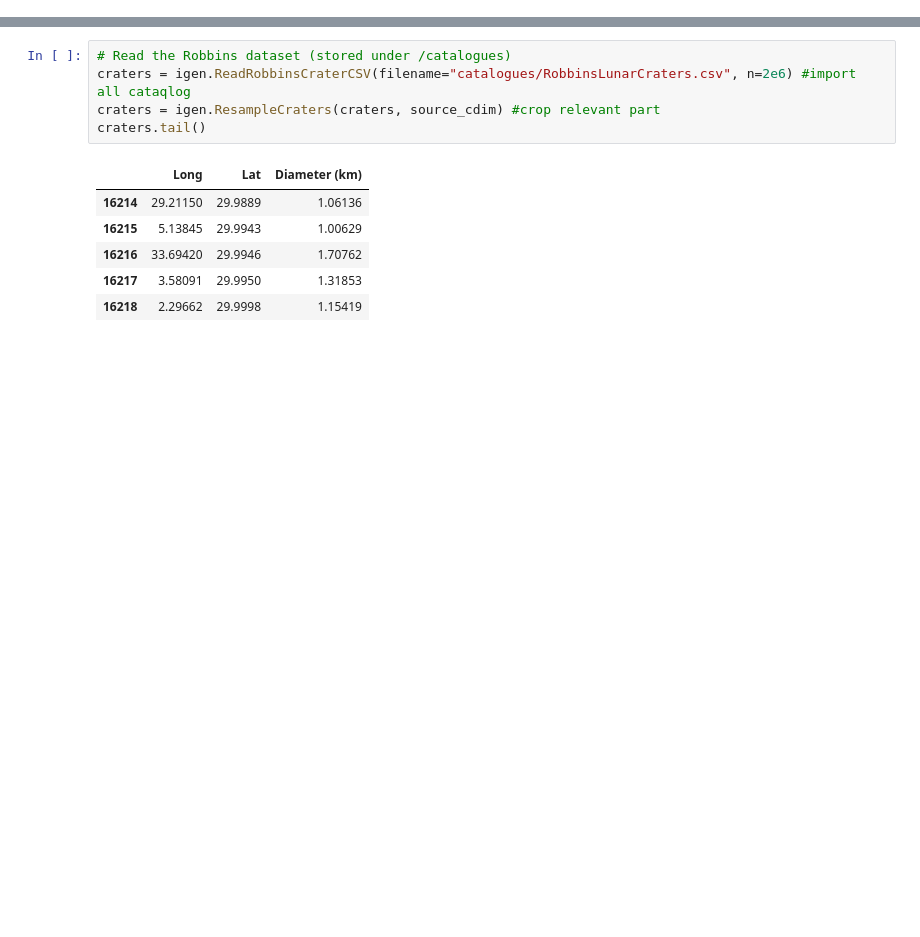
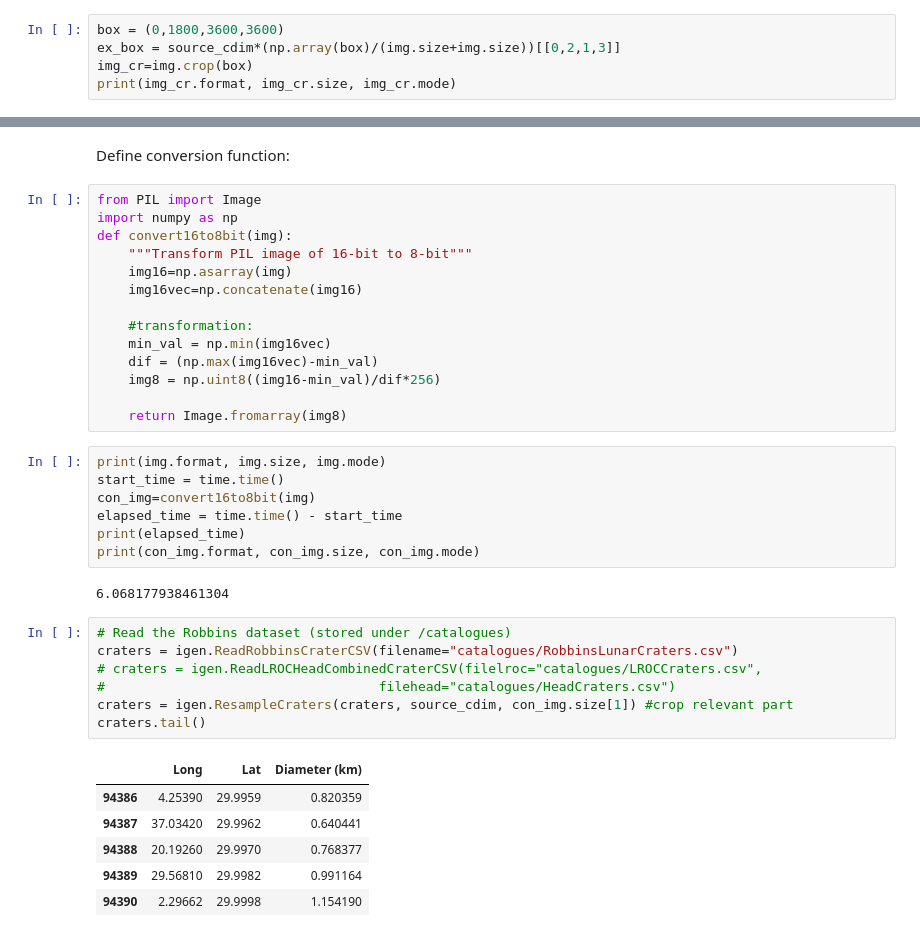
Before and after one commit to yuvalgrossman/DeepCrater, a Jupyter notebook: SLDEM_sets.ipynb, the cells around one changed output, grey strips where cells are left out. Saved outputs shown, nothing was run; the diff lists cells and outputs as text; blank space fills up the shorter version.

```diff
--- a/SLDEM_sets.ipynb
+++ b/SLDEM_sets.ipynb
@@ -18,0 +37,5 @@ source_cdim = [0., 45., 0., 30.]
+# %%
+box = (0,1800,3600,3600)
+ex_box = source_cdim*(np.array(box)/(img.size+img.size))[[0,2,1,3]]
+img_cr=img.crop(box)
+print(img_cr.format, img_cr.size, img_cr.mode)
@@ -19,13 +82,40 @@ source_cdim = [0., 45., 0., 30.]
+# %% [markdown]
+Define conversion function:
+# %%
+from PIL import Image
+import numpy as np
+def convert16to8bit(img):
+    """Transform PIL image of 16-bit to 8-bit"""
+    img16=np.asarray(img)
+    img16vec=np.concatenate(img16)
+
+    #transformation:
+    min_val = np.min(img16vec)
+    dif = (np.max(img16vec)-min_val)
+    img8 = np.uint8((img16-min_val)/dif*256)
+
+    return Image.fromarray(img8)
+# %%
+print(img.format, img.size, img.mode)
+start_time = time.time()
+con_img=convert16to8bit(img)
+elapsed_time = time.time() - start_time
+print(elapsed_time)
+print(con_img.format, con_img.size, con_img.mode)
+# %% [output]
+6.068177938461304
 # %%
 # Read the Robbins dataset (stored under /catalogues)
-craters = igen.ReadRobbinsCraterCSV(filename="catalogues/RobbinsLunarCraters.csv", n=2e6) #import all cataqlog
-craters = igen.ResampleCraters(craters, source_cdim) #crop relevant part
+craters = igen.ReadRobbinsCraterCSV(filename="catalogues/RobbinsLunarCraters.csv")
+# craters = igen.ReadLROCHeadCombinedCraterCSV(filelroc="catalogues/LROCCraters.csv",
+#                                   filehead="catalogues/HeadCraters.csv")
+craters = igen.ResampleCraters(craters, source_cdim, con_img.size[1]) #crop relevant part
 craters.tail()
 # %% [output]
 |  | Long | Lat | Diameter (km) |
-| 16214 | 29.21150 | 29.9889 | 1.06136 |
-| 16215 | 5.13845 | 29.9943 | 1.00629 |
-| 16216 | 33.69420 | 29.9946 | 1.70762 |
-| 16217 | 3.58091 | 29.9950 | 1.31853 |
-| 16218 | 2.29662 | 29.9998 | 1.15419 |
+| 94386 | 4.25390 | 29.9959 | 0.820359 |
+| 94387 | 37.03420 | 29.9962 | 0.640441 |
+| 94388 | 20.19260 | 29.9970 | 0.768377 |
+| 94389 | 29.56810 | 29.9982 | 0.991164 |
+| 94390 | 2.29662 | 29.9998 | 1.154190 |
 # %%
```
Also changed, not shown: parts of 20 cells of this notebook, 4 other files.
